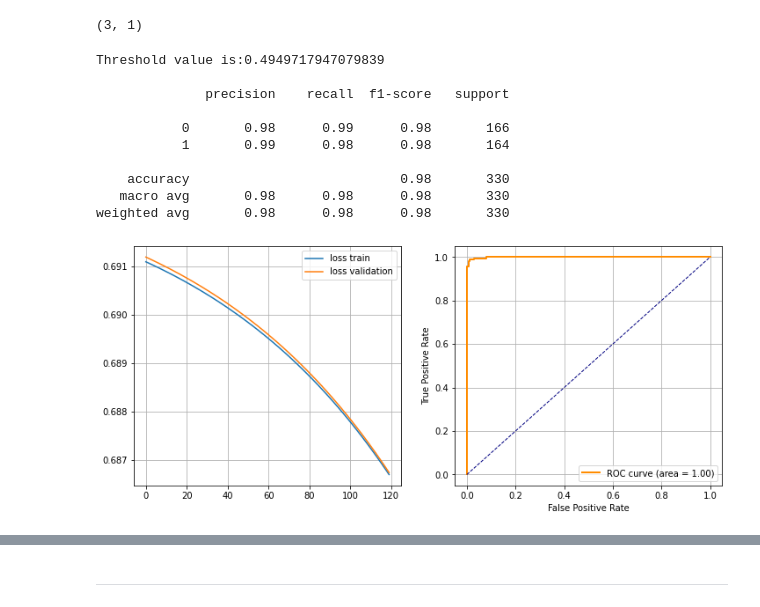
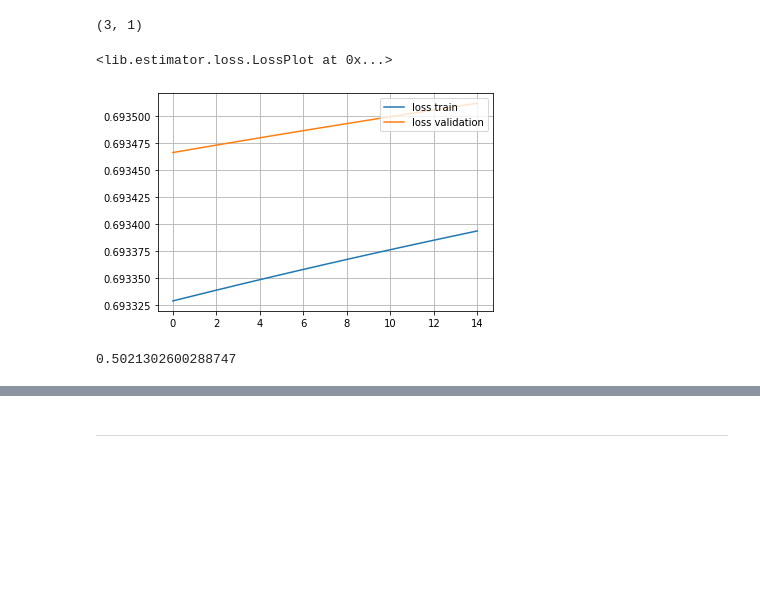
Before and after one commit to mechanoid5/ml_lib, a Jupyter notebook: classifier.ipynb, the cells around one changed output, grey strips where cells are left out. Saved outputs shown, nothing was run; the diff lists cells and outputs as text; code cells hidden in the pictures; blank space fills up the shorter version.

```diff
--- a/classifier.ipynb
+++ b/classifier.ipynb
@@ -251,24 +277,10 @@ model = GD(
     data_val=[X_val,y_val],
     n_epoch=15,
 )
-# %%
-from lib.estimator.classifier import ClassifierEstimator # оценка классификатора
-# ClassifierEstimator(target,predict_score,loss_history)
-ClassifierEstimator(
-    target=target_test,
-    predict_score=model.predict(X_test),
-    loss_train_history=loss_train.history,
-    loss_val_history=loss_val.history,
-).estimate()
-# %% [output]
-Threshold value is:0.4949717947079839
-
-              precision    recall  f1-score   support
-
-           0       0.98      0.99      0.98       166
-           1       0.99      0.98      0.98       164
-
-    accuracy                           0.98       330
-   macro avg       0.98      0.98      0.98       330
-weighted avg       0.98      0.98      0.98       330
-[figure, removed]
+# %%
+from lib.estimator.loss import LossPlot
+
+LossPlot( loss_train=loss_train, loss_val=loss_val, ).plot()
+# %% [output]
+<lib.estimator.loss.LossPlot at 0x...>
+[figure, added]
@@ -274,0 +289,6 @@ weighted avg       0.98      0.98      0.98       330
+# %%
+from lib.estimator.classifier import BinnaryClassifierScoreThreshold
+model = BinnaryClassifierScoreThreshold(model).fit(X_train,target_train[:,np.newaxis])
+model.score_threshold
+# %% [output]
+0.5021302600288747
```
Also changed, not shown: parts of 15 cells of this notebook, 10 other files.
